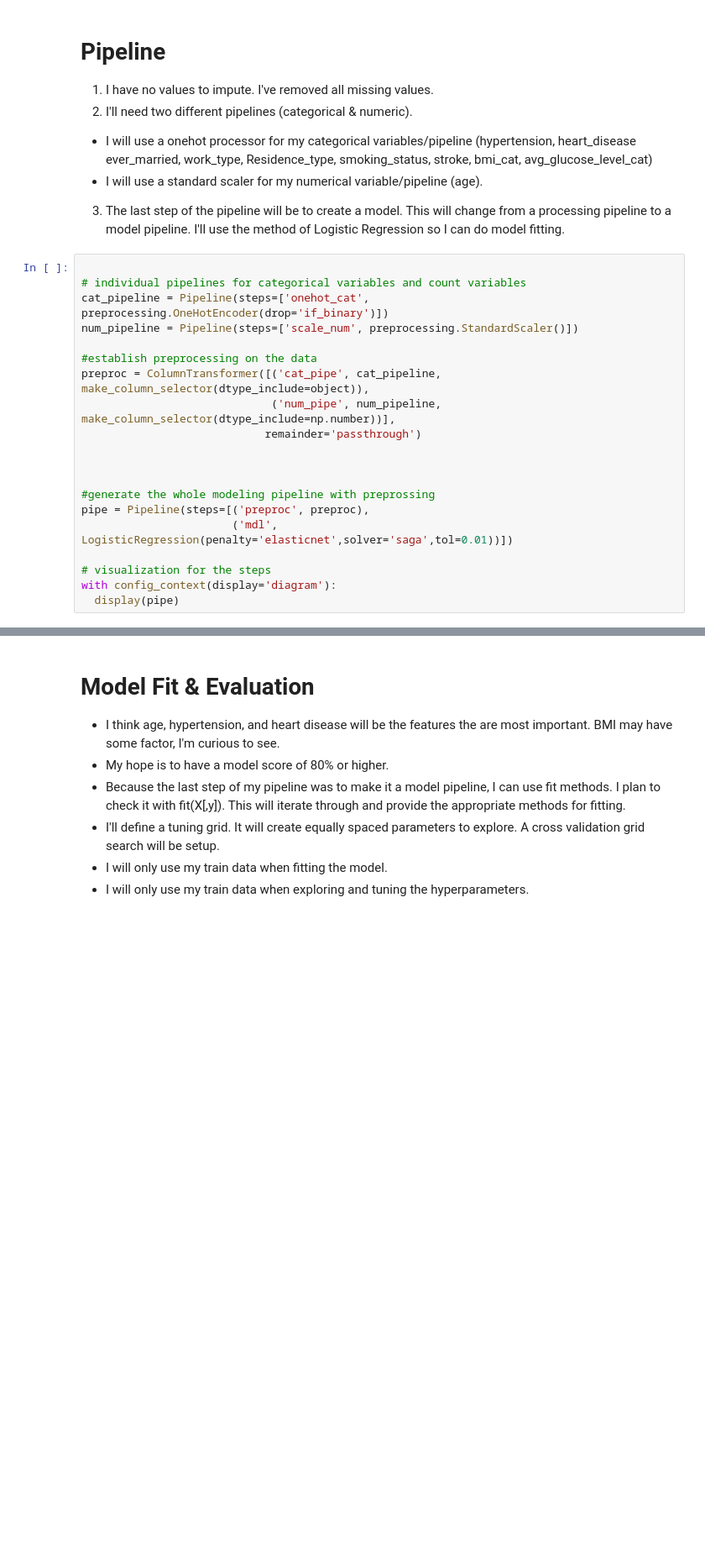
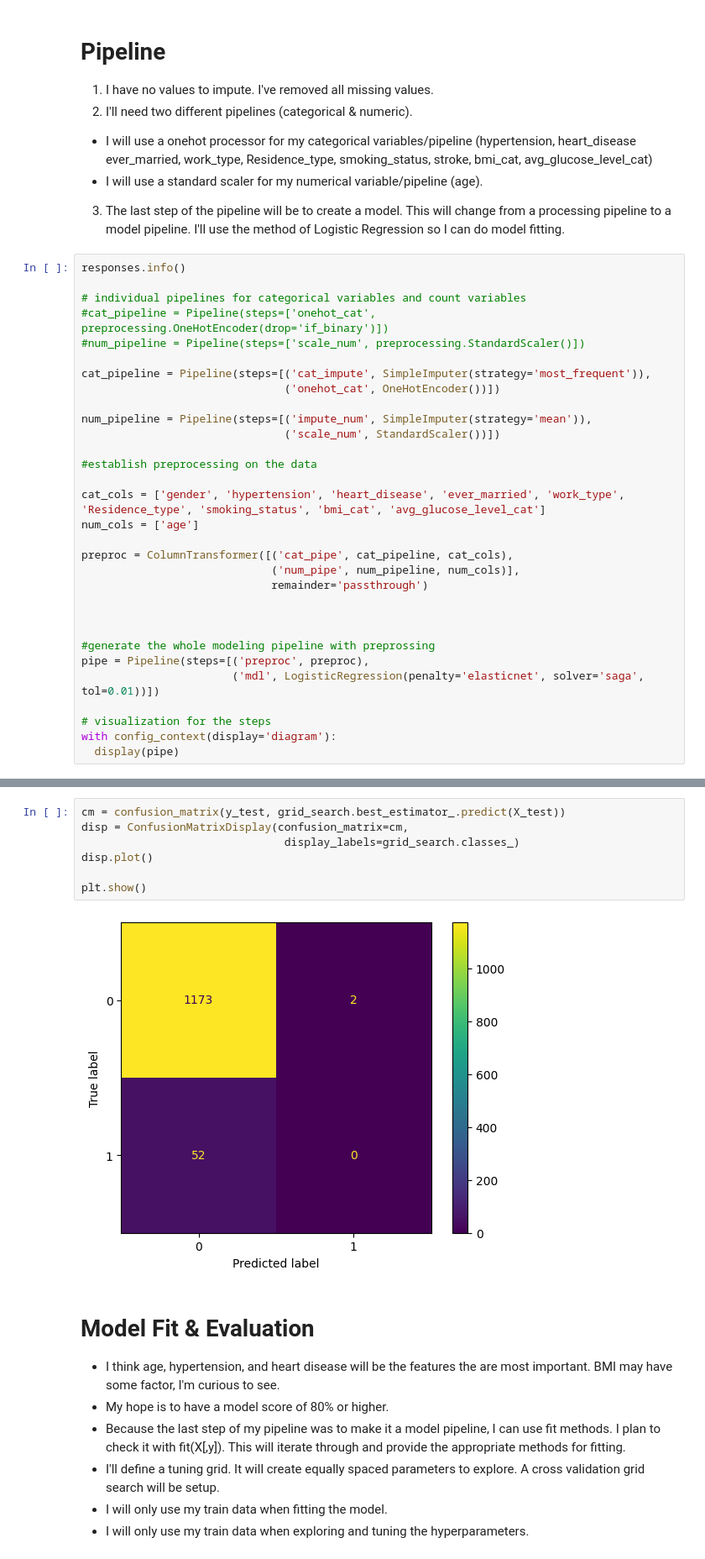
Before and after one commit to matthewdheilmanvanderbilt/CS5262_MachineLearning, a Jupyter notebook: stroke_prediction.ipynb, the cells around one changed output, grey strips where cells are left out. Shown at 84% size. Drawn from its saved outputs; the diff is of its cells as text; blank space fills up the shorter version.

```diff
--- a/stroke_prediction.ipynb
+++ b/stroke_prediction.ipynb
@@ -774,21 +798,32 @@ memory usage: 89.0+ KB
 *  I will use a standard scaler for my numerical variable/pipeline (age).
 3. The last step of the pipeline will be to create a model.  This will change from a processing pipeline to a model pipeline.  I'll use the method of Logistic Regression so I can do model fitting.
 # %%
+responses.info()
 
 # individual pipelines for categorical variables and count variables
-cat_pipeline = Pipeline(steps=['onehot_cat', preprocessing.OneHotEncoder(drop='if_binary')])
-num_pipeline = Pipeline(steps=['scale_num', preprocessing.StandardScaler()])
+#cat_pipeline = Pipeline(steps=['onehot_cat', preprocessing.OneHotEncoder(drop='if_binary')])
+#num_pipeline = Pipeline(steps=['scale_num', preprocessing.StandardScaler()])
+
+cat_pipeline = Pipeline(steps=[('cat_impute', SimpleImputer(strategy='most_frequent')),
+                               ('onehot_cat', OneHotEncoder())])
+
+num_pipeline = Pipeline(steps=[('impute_num', SimpleImputer(strategy='mean')),
+                               ('scale_num', StandardScaler())])
 
 #establish preprocessing on the data
-preproc = ColumnTransformer([('cat_pipe', cat_pipeline, make_column_selector(dtype_include=object)),
-                             ('num_pipe', num_pipeline, make_column_selector(dtype_include=np.number))],
-                            remainder='passthrough')
+
+cat_cols = ['gender', 'hypertension', 'heart_disease', 'ever_married', 'work_type', 'Residence_type', 'smoking_status', 'bmi_cat', 'avg_glucose_level_cat']
+num_cols = ['age']
+
+preproc = ColumnTransformer([('cat_pipe', cat_pipeline, cat_cols),
+                             ('num_pipe', num_pipeline, num_cols)],
+                             remainder='passthrough')
 
 
 
 #generate the whole modeling pipeline with preprossing
 pipe = Pipeline(steps=[('preproc', preproc),
-                       ('mdl', LogisticRegression(penalty='elasticnet',solver='saga',tol=0.01))])
+                       ('mdl', LogisticRegression(penalty='elasticnet', solver='saga', tol=0.01))])
 
 # visualization for the steps
 with config_context(display='diagram'):
@@ -810,3 +1024,12 @@ Pipeline(steps=[('preproc',
+# %%
+cm = confusion_matrix(y_test, grid_search.best_estimator_.predict(X_test))
+disp = ConfusionMatrixDisplay(confusion_matrix=cm,
+                               display_labels=grid_search.classes_)
+disp.plot()
+
+plt.show()
+# %% [output]
+[figure, added]
 # %% [markdown]
 # Model Fit & Evaluation
 
```
Also changed, not shown: parts of 35 cells of this notebook.
